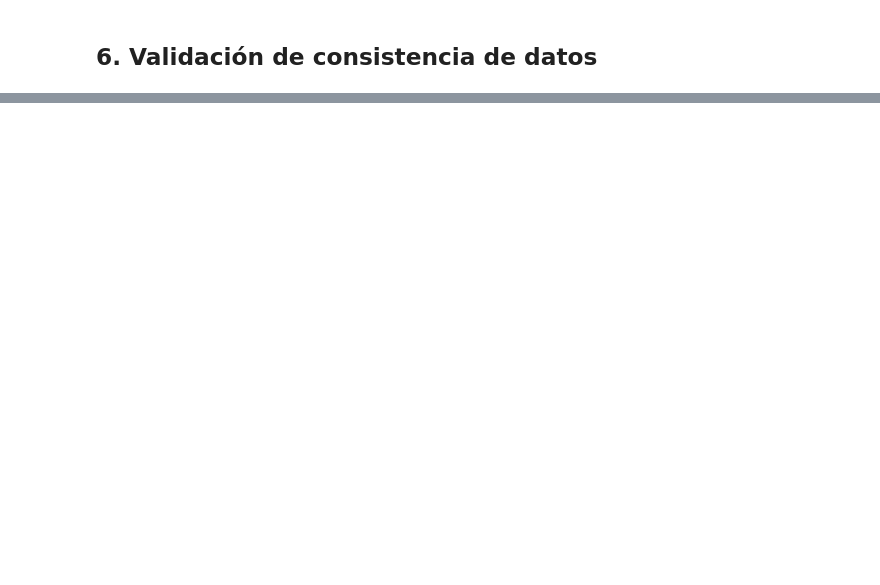
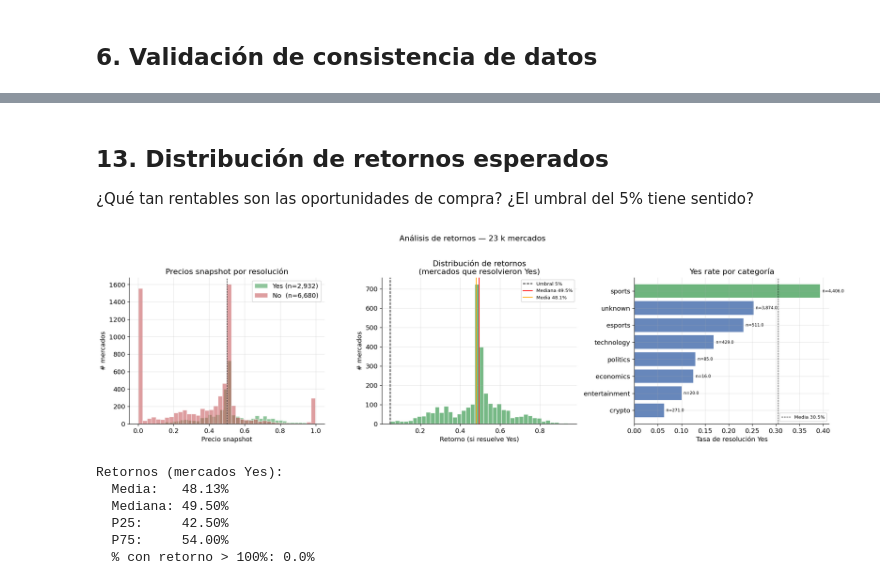
Before and after one commit to Nike2004A/proyecto_polymarket, a Jupyter notebook: notebooks/01_data_exploration.ipynb, the cells around one changed output, grey strips where cells are left out. Cells and saved outputs as stored; diff of their text form; code cells hidden in the pictures; blank space fills up the shorter version.

```diff
--- a/notebooks/01_data_exploration.ipynb
+++ b/notebooks/01_data_exploration.ipynb
@@ -641,0 +953,70 @@ plt.show()
+# %% [markdown]
+## 13. Distribución de retornos esperados
+
+¿Qué tan rentables son las oportunidades de compra? ¿El umbral del 5% tiene sentido?
+# %%
+df_yes = df_all[df_all['label'] == 1]
+df_no  = df_all[df_all['label'] == 0]
+
+returns_yes = (1.0 - df_yes['snap_price'])   # retorno si resuelve Yes
+opportunity_cost = df_no['snap_price']        # pérdida si compras y resuelve No
+
+fig, axes = plt.subplots(1, 3, figsize=(18, 5))
+
+# ── Distribución de precios por resolución ─────────────────────────────────
+ax = axes[0]
+ax.hist(df_yes['snap_price'], bins=40, alpha=0.65, color=PALETTE[2], label=f'Yes (n={len(df_yes):,})', edgecolor='white')
+ax.hist(df_no['snap_price'],  bins=40, alpha=0.55, color=PALETTE[3], label=f'No  (n={len(df_no):,})',  edgecolor='white')
+ax.axvline(0.5, color='k', lw=0.8, linestyle='--')
+ax.set_xlabel('Precio snapshot')
+ax.set_ylabel('# mercados')
+ax.set_title('Precios snapshot por resolución')
+ax.legend()
+
+# ── Distribución de retornos ───────────────────────────────────────────────
+ax = axes[1]
+ax.hist(returns_yes, bins=40, color=PALETTE[2], alpha=0.8, edgecolor='white')
+ax.axvline(0.05, color='k', lw=1.2, linestyle='--', label='Umbral 5%')
+ax.axvline(returns_yes.median(), color='red', lw=1.2, label=f'Mediana {returns_yes.median():.1%}')
+ax.axvline(returns_yes.mean(),   color='orange', lw=1.2, label=f'Media {returns_yes.mean():.1%}')
+ax.set_xlabel('Retorno (si resuelve Yes)')
+ax.set_ylabel('# mercados')
+ax.set_title('Distribución de retornos\n(mercados que resolvieron Yes)')
+ax.legend(fontsize=8)
+
+# ── Rentabilidad por categoría ─────────────────────────────────────────────
+ax = axes[2]
+cat_stats = df_all.groupby('category').agg(
+    yes_rate=('label', 'mean'),
+    n=('label', 'count'),
+    avg_return=('snap_price', lambda x: (1 - x[df_all.loc[x.index, 'label'] == 1]).mean() if (df_all.loc[x.index, 'label'] == 1).any() else 0)
+).sort_values('yes_rate', ascending=True)
+
+colors_cat = [PALETTE[2] if r > 0.38 else PALETTE[0] for r in cat_stats['yes_rate']]
+bars = ax.barh(cat_stats.index, cat_stats['yes_rate'], color=colors_cat, alpha=0.85)
+ax.axvline(arr_lab.mean(), color='k', lw=0.8, linestyle='--', label=f'Media {arr_lab.mean():.1%}')
+for bar, (_, row) in zip(bars, cat_stats.iterrows()):
+    ax.text(bar.get_width() + 0.005, bar.get_y() + bar.get_height()/2,
+            f'n={row.n:,}', va='center', fontsize=7)
+ax.set_xlabel('Tasa de resolución Yes')
+ax.set_title('Yes rate por categoría')
+ax.legend(fontsize=8)
+
+plt.suptitle('Análisis de retornos — 23 k mercados', y=1.02)
+plt.tight_layout()
+plt.show()
+
+print(f"\nRetornos (mercados Yes):")
+print(f"  Media:   {returns_yes.mean():.2%}")
+print(f"  Mediana: {returns_yes.median():.2%}")
+print(f"  P25:     {returns_yes.quantile(0.25):.2%}")
+print(f"  P75:     {returns_yes.quantile(0.75):.2%}")
+print(f"  % con retorno > 100%: {(returns_yes > 1).mean()*100:.1f}%")
+# %% [output]
+[figure, added]
+Retornos (mercados Yes):
+  Media:   48.13%
+  Mediana: 49.50%
+  P25:     42.50%
+  P75:     54.00%
+  % con retorno > 100%: 0.0%
```
Also changed, not shown: parts of 45 cells of this notebook, 1 other file.
